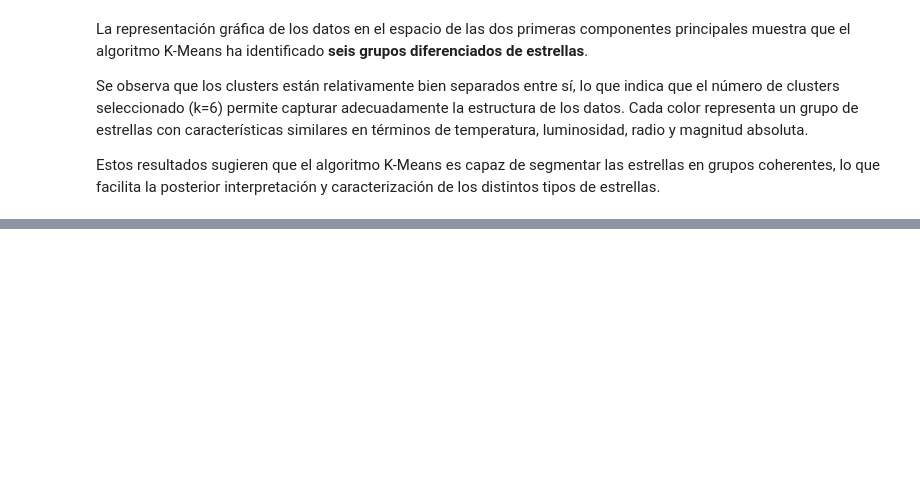
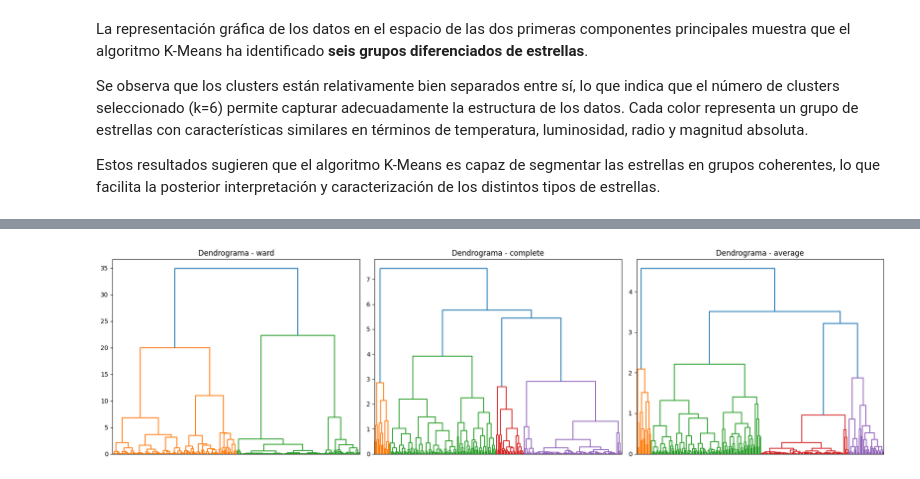
Before and after one commit to 100495785/Grupo17_Practica2, a Jupyter notebook: Practica2_estrellas.ipynb, the cells around one changed output, grey strips where cells are left out. Cells and saved outputs as stored; diff of their text form; code cells hidden in the pictures; blank space fills up the shorter version.

Commit message:
Dendrogramas y DBSCAN

```diff
--- a/Practica2_estrellas.ipynb
+++ b/Practica2_estrellas.ipynb
@@ -441,0 +456,18 @@ Estos resultados sugieren que el algoritmo K-Means es capaz de segmentar las est
+# %%
+from scipy.cluster.hierarchy import dendrogram, linkage
+import matplotlib.pyplot as plt
+
+linkages = ['ward', 'complete', 'average']
+
+plt.figure(figsize=(18, 5))
+
+for i, method in enumerate(linkages):
+    plt.subplot(1, 3, i+1)
+    Z = linkage(X_pca, method=method)
+    dendrogram(Z, no_labels=True)
+    plt.title(f"Dendrograma - {method}")
+
+plt.tight_layout()
+plt.show()
+# %% [output]
+[figure, added]
```
Also changed, not shown: parts of 39 cells of this notebook.
